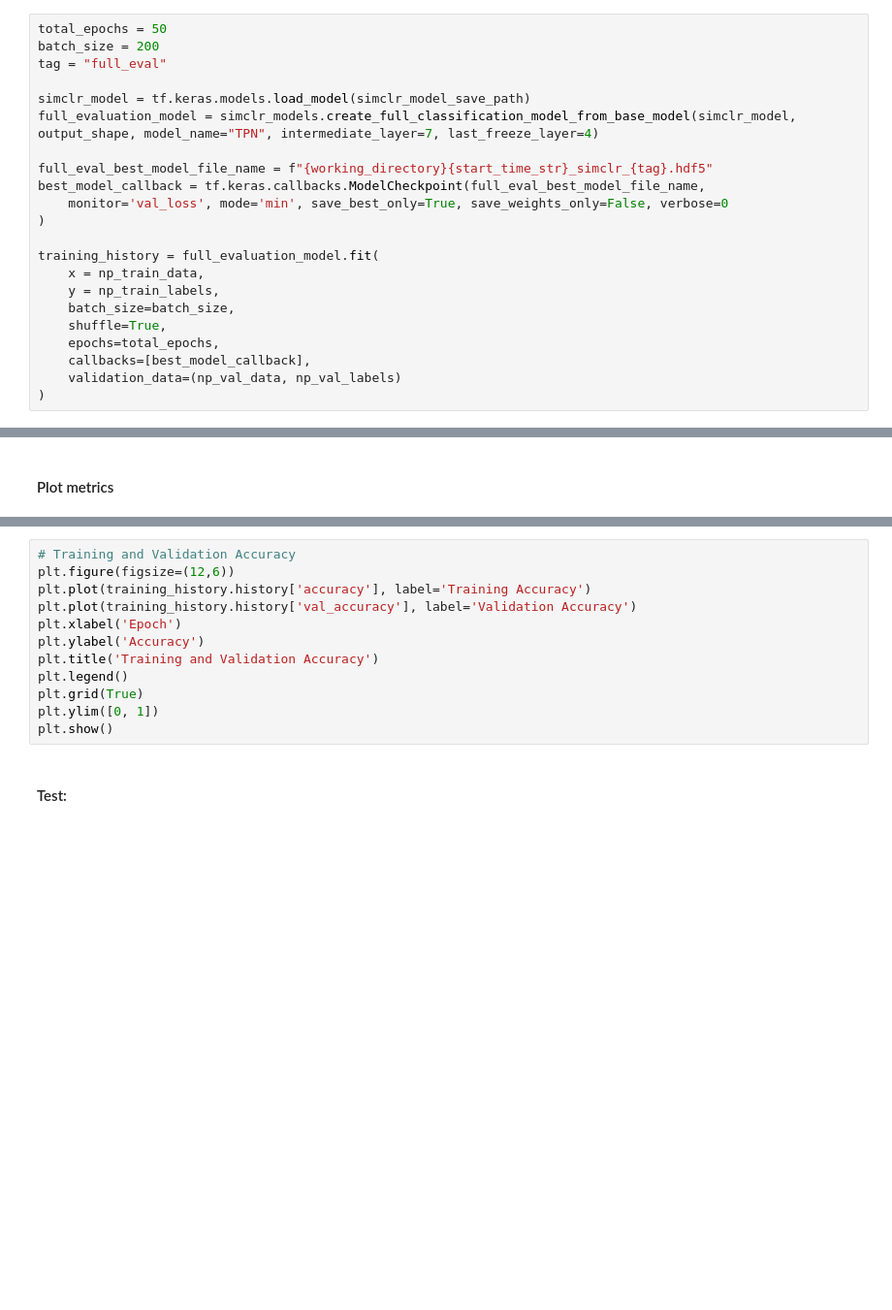
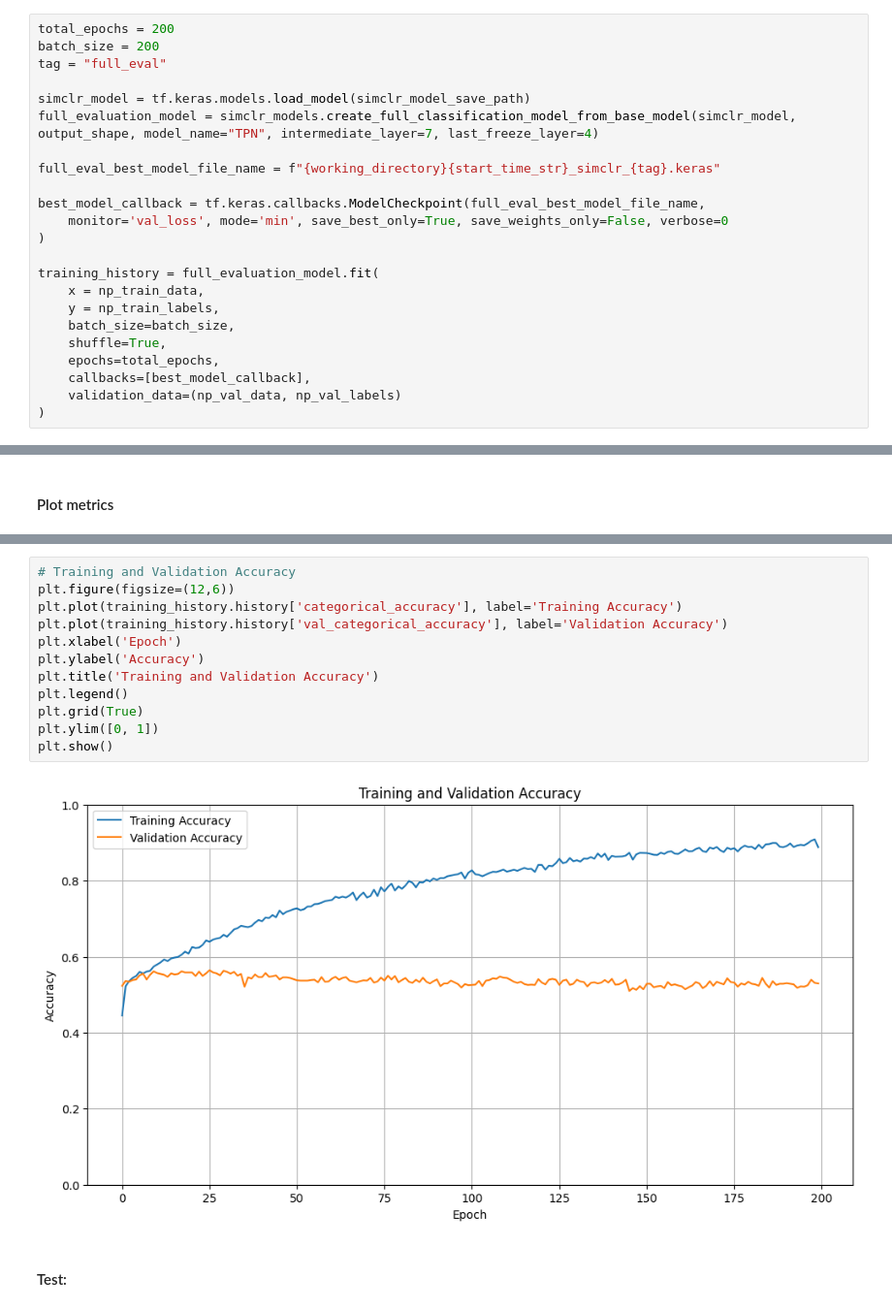
Before and after one commit to Ziyi-star/Bachelorarbeit, a Jupyter notebook: notebooks/training/train_simclr_har_0.5s.ipynb, the cells around one changed output, grey strips where cells are left out. Shown at 97% size. Cells and saved outputs as stored; diff of their text form; blank space fills up the shorter version.

```diff
--- a/notebooks/training/train_simclr_har_0.5s.ipynb
+++ b/notebooks/training/train_simclr_har_0.5s.ipynb
@@ -408,14 +426,15 @@ Model with lowest validation Loss:
 # %% [markdown]
 #### Train
 # %%
-total_epochs = 50
+total_epochs = 200
 batch_size = 200
 tag = "full_eval"
 
 simclr_model = tf.keras.models.load_model(simclr_model_save_path)
 full_evaluation_model = simclr_models.create_full_classification_model_from_base_model(simclr_model, output_shape, model_name="TPN", intermediate_layer=7, last_freeze_layer=4)
 
-full_eval_best_model_file_name = f"{working_directory}{start_time_str}_simclr_{tag}.hdf5"
+full_eval_best_model_file_name = f"{working_directory}{start_time_str}_simclr_{tag}.keras"
+
 best_model_callback = tf.keras.callbacks.ModelCheckpoint(full_eval_best_model_file_name,
     monitor='val_loss', mode='min', save_best_only=True, save_weights_only=False, verbose=0
 )
@@ -446,15 +486,17 @@ plt.show()
 # %%
 # Training and Validation Accuracy
 plt.figure(figsize=(12,6))
-plt.plot(training_history.history['accuracy'], label='Training Accuracy')
-plt.plot(training_history.history['val_accuracy'], label='Validation Accuracy')
+plt.plot(training_history.history['categorical_accuracy'], label='Training Accuracy')
+plt.plot(training_history.history['val_categorical_accuracy'], label='Validation Accuracy')
 plt.xlabel('Epoch')
 plt.ylabel('Accuracy')
 plt.title('Training and Validation Accuracy')
 plt.legend()
 plt.grid(True)
 plt.ylim([0, 1])
 plt.show()
+# %% [output]
+[figure, added]
 # %% [markdown]
 #### Test:
 # %%
```
Also changed, not shown: parts of 10 cells of this notebook.
